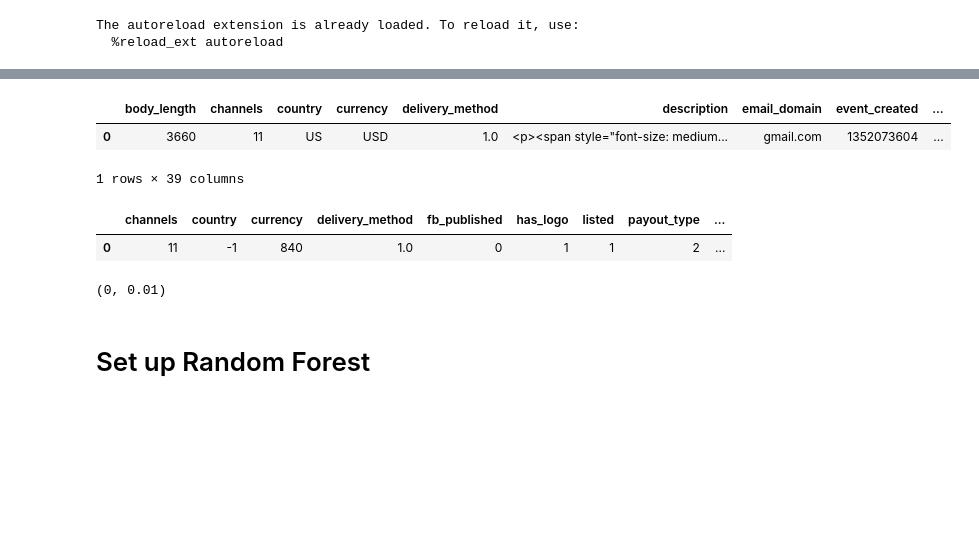
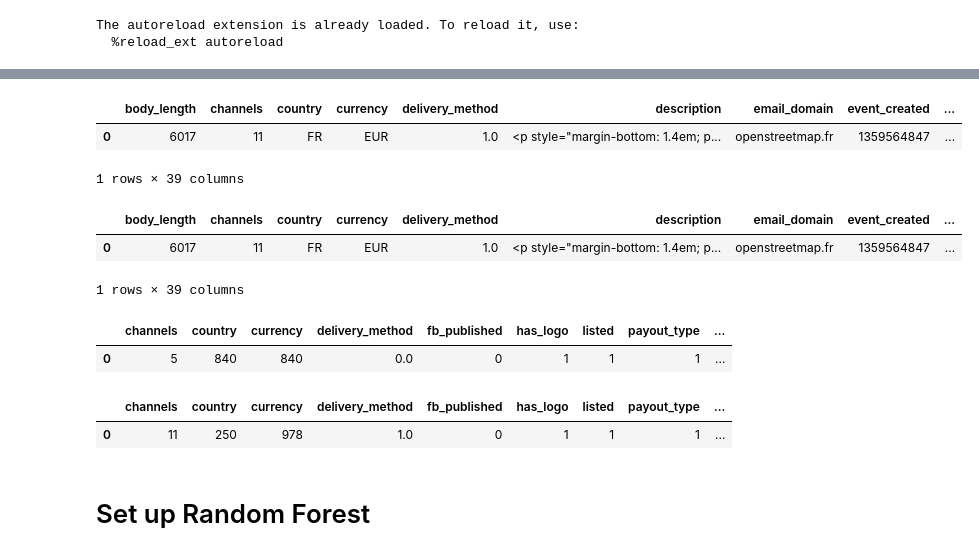
Before and after one commit to mkpetterson/Fraud_Detection, a Jupyter notebook: notebooks/random_forest.ipynb, the cells around one changed output, grey strips where cells are left out. Saved outputs shown, nothing was run; the diff lists cells and outputs as text; code cells hidden in the pictures; blank space fills up the shorter version.

Commit message:
updating model

```diff
--- a/notebooks/random_forest.ipynb
+++ b/notebooks/random_forest.ipynb
@@ -41,20 +43,30 @@ cleaned_data.head()
 # %%
 client = EventAPIClient()
 new_data = client.get_data()
-pd.DataFrame(new_data)
+pd.DataFrame([new_data[0]])
 # %% [output]
 |  | body_length | channels | country | currency | delivery_method | description | email_domain | event_created | ... |
-| 0 | 3660 | 11 | US | USD | 1.0 | <p><span style="font-size: medium... | gmail.com | 1352073604 | ... |
+| 0 | 6017 | 11 | FR | EUR | 1.0 | <p style="margin-bottom: 1.4em; p... | openstreetmap.fr | 1359564847 | ... |
 1 rows × 39 columns
-# %%
-cleaner.clean_row(new_data)
-# %% [output]
-|  | channels | country | currency | delivery_method | fb_published | has_logo | listed | payout_type | ... |
-| 0 | 11 | -1 | 840 | 1.0 | 0 | 1 | 1 | 2 | ... |
-# %%
-model.predict_new_data(new_data)
-# %% [output]
-(0, 0.01)
+# %%
+df = pd.DataFrame(new_data)
+# %% [output]
+|  | body_length | channels | country | currency | delivery_method | description | email_domain | event_created | ... |
+| 0 | 6017 | 11 | FR | EUR | 1.0 | <p style="margin-bottom: 1.4em; p... | openstreetmap.fr | 1359564847 | ... |
+1 rows × 39 columns
+# %%
+#print(pd.DataFrame(new_data))
+cleaner.clean_row(new_data)
+#test_data = new_data
+# %% [output]
+|  | channels | country | currency | delivery_method | fb_published | has_logo | listed | payout_type | ... |
+| 0 | 5 | 840 | 840 | 0.0 | 0 | 1 | 1 | 1 | ... |
+# %%
+df, proba_fraud, risk = model.predict_new_data(new_data)
+df
+# %% [output]
+|  | channels | country | currency | delivery_method | fb_published | has_logo | listed | payout_type | ... |
+| 0 | 11 | 250 | 978 | 1.0 | 0 | 1 | 1 | 1 | ... |
 # %% [markdown]
 # Set up Random Forest
 # %%
```
Also changed, not shown: parts of 8 cells of this notebook, 2 other files.
